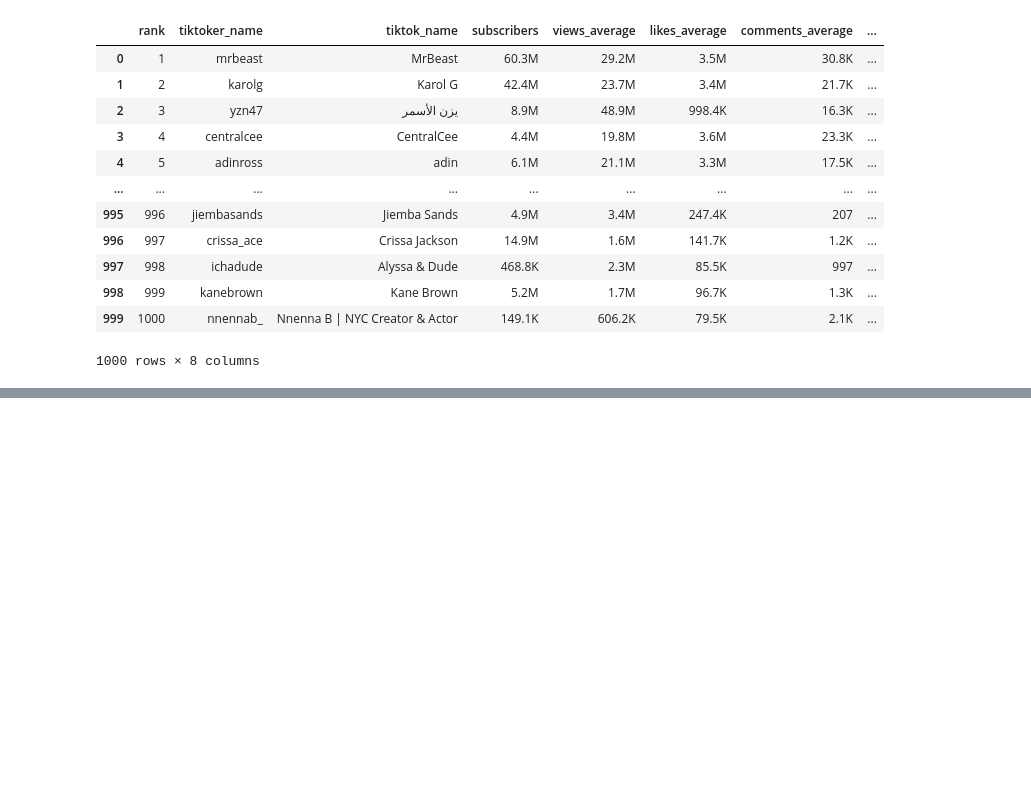
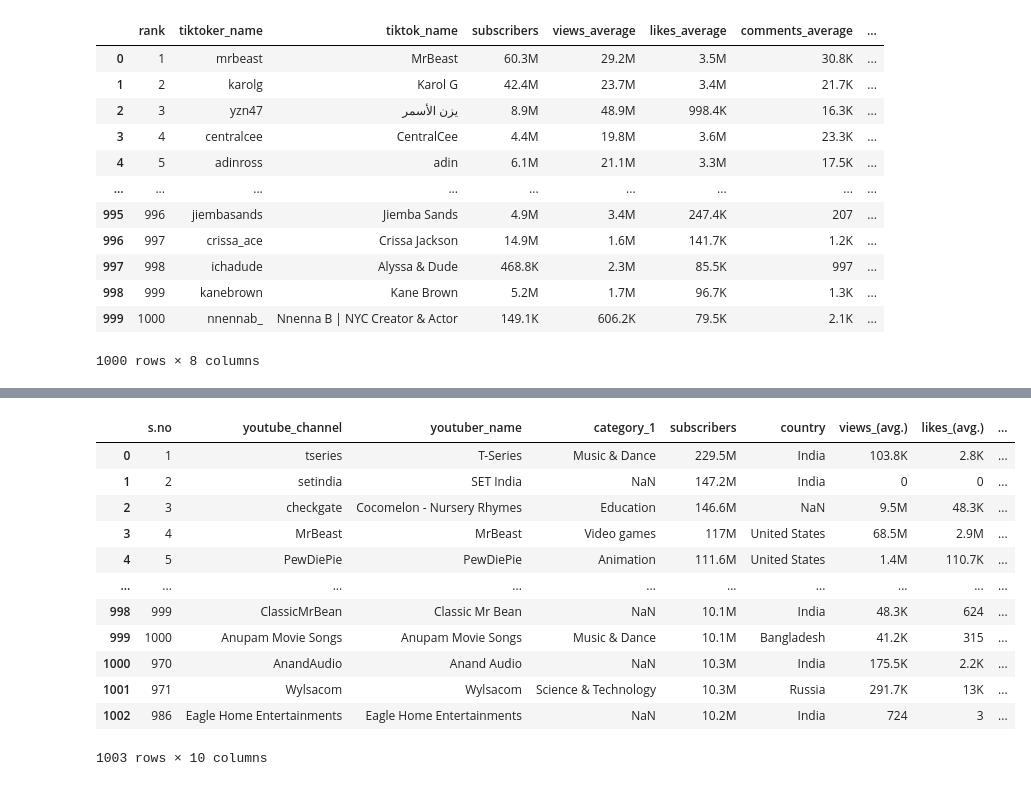
Before and after one commit to AlexOrtiz5/Social_Media, a Jupyter notebook: Clean_Media_Data.ipynb, the cells around one changed output, grey strips where cells are left out. Saved outputs shown, nothing was run; the diff lists cells and outputs as text; code cells hidden in the pictures; blank space fills up the shorter version.

```diff
--- a/Clean_Media_Data.ipynb
+++ b/Clean_Media_Data.ipynb
@@ -651,0 +654,3 @@ df10
+# %%
+df11 = pd.read_csv("./Media_Data/social media influencers-tiktok - ---nov 2022.csv")
+df11
@@ -651,0 +717,3 @@ df10
+# %%
+df12 = pd.read_csv("./Media_Data/social media influencers-tiktok june 2022 - june 2022.csv")
+df12
@@ -651,0 +804,40 @@ df10
+# %%
+# 1. Remove leading/trailing whitespace from column names
+df13.columns = df13.columns.str.strip()
+
+# 2. Standardize column names (lowercase and replace spaces with underscores)
+df13.columns = df13.columns.str.lower().str.replace(' ', '_').str.replace('-', '_')
+
+# 3. Clean string columns (if any) - assuming potential whitespace
+string_columns_13 = df13.select_dtypes(include='object').columns
+for col in string_columns_13:
+    df13[col] = df13[col].str.strip()
+
+# Rename columns for potential consistency
+column_mapping_13 = {
+    'youtube channel': 'youtube_channel_name',
+    'youtuber name': 'youtuber_name',
+    'category': 'category_1',  # Consistent with other files
+    'followers': 'subscribers',
+    '\ncountry': 'audience_country',  # Handling the newline
+    'views (avg.)': 'views_average',
+    'likes (avg.)': 'likes_average',
+    'comments (avg.)': 'comments_average',
+    'category_2': 'category_2'
+}
+df13.rename(columns=column_mapping_13, inplace=True)
+df13
+# %% [output]
+|  | s.no | youtube_channel | youtuber_name | category_1 | subscribers | country | views_(avg.) | likes_(avg.) | ... |
+| 0 | 1 | tseries | T-Series | Music & Dance | 229.5M | India | 103.8K | 2.8K | ... |
+| 1 | 2 | setindia | SET India | NaN | 147.2M | India | 0 | 0 | ... |
+| 2 | 3 | checkgate | Cocomelon - Nursery Rhymes | Education | 146.6M | NaN | 9.5M | 48.3K | ... |
+| 3 | 4 | MrBeast | MrBeast | Video games | 117M | United States | 68.5M | 2.9M | ... |
+| 4 | 5 | PewDiePie | PewDiePie | Animation | 111.6M | United States | 1.4M | 110.7K | ... |
+| ... | ... | ... | ... | ... | ... | ... | ... | ... | ... |
+| 998 | 999 | ClassicMrBean | Classic Mr Bean | NaN | 10.1M | India | 48.3K | 624 | ... |
+| 999 | 1000 | Anupam Movie Songs | Anupam Movie Songs | Music & Dance | 10.1M | Bangladesh | 41.2K | 315 | ... |
+| 1000 | 970 | AnandAudio | Anand Audio | NaN | 10.3M | India | 175.5K | 2.2K | ... |
+| 1001 | 971 | Wylsacom | Wylsacom | Science & Technology | 10.3M | Russia | 291.7K | 13K | ... |
+| 1002 | 986 | Eagle Home Entertainments | Eagle Home Entertainments | NaN | 10.2M | India | 724 | 3 | ... |
+1003 rows × 10 columns
```
Also changed, not shown: parts of 19 cells of this notebook.
